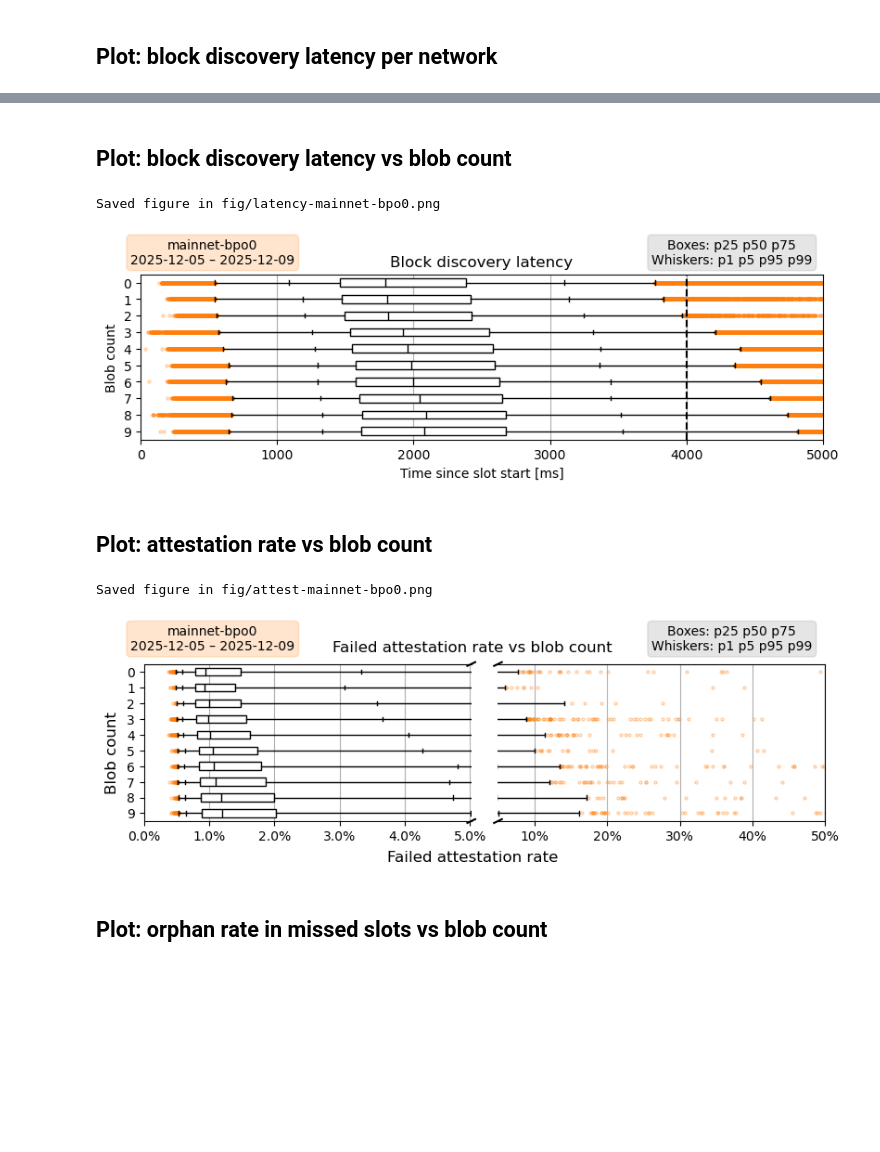
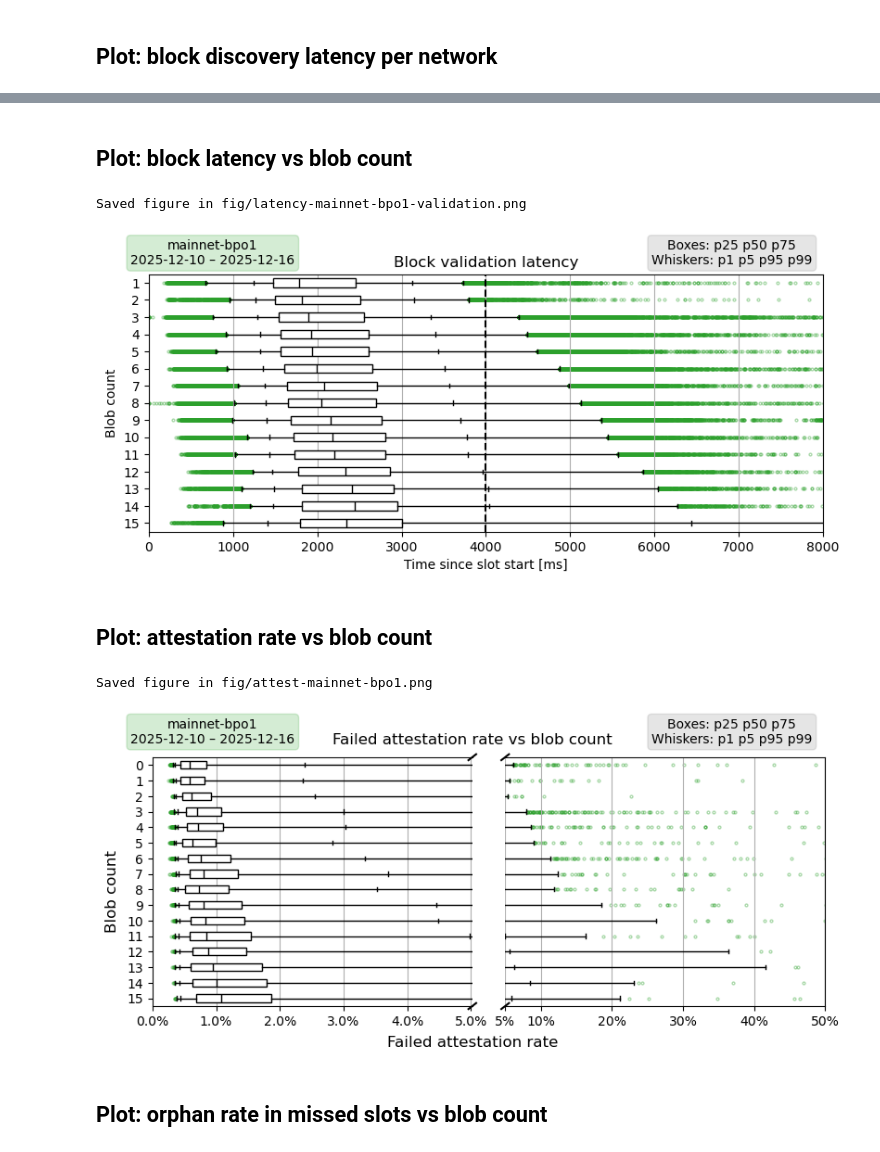
Before and after one commit to chainbound/blob-seeder-data, a Jupyter notebook: xatu_queries_plots.ipynb, the cells around one changed output, grey strips where cells are left out. Saved outputs shown, nothing was run; the diff lists cells and outputs as text; code cells hidden in the pictures; blank space fills up the shorter version.

Commit message:
notebook: add query for validation latency for pectra and fusaka rules     add support for validation latency data on all latency plots

```diff
--- a/xatu_queries_plots.ipynb
+++ b/xatu_queries_plots.ipynb
@@ -312,8 +319,6 @@ Stored query results in data/blocks_mainnet-bpo0.parquet
 # %% [markdown]
 ## Query: block discovery latency
 # %%
-filter_high_latency = 30*1000 # Remove outliers above 30s eg due to from bugs
-
 ### Query that returns less data points but works for devnets database
 query_default_db = f"""
     SELECT
@@ -325,11 +330,10 @@ query_default_db = f"""
     WHERE
         event_date_time BETWEEN '{QUERY_START_S}' AND '{QUERY_END_S}'
         AND meta_network_name IN {NETWORKS}
-        AND propagation_slot_start_diff < {filter_high_latency}
+        AND propagation_slot_start_diff < {FILTER_HIGH_LATENCY}
     GROUP BY meta_network_name, slot, block, meta_client_name
     ORDER BY slot
 """
-# meta_client_name AS client,
 
 ### Table of pre-aggregated data for mainnet and testnets
 query_cbt_db = """
@@ -344,19 +348,18 @@ query_cbt_db = """
     GROUP BY slot, block_root
     ORDER by slot
 """
-#        meta_client_name AS client,
 #         source,
 
 if DEVNET5:
-    print(f"Querying block latencies for {SCENARIO}... ", end='')
+    print(f"Querying block discovery latencies for {SCENARIO}... ", end='')
     df = client.query_df(query_default_db)
     print('done')
     df = df.groupby(['network', 'slot', 'block_root']).agg(block_latencies=('block_latency', lambda l: l.dropna().tolist()))
 else:
     dfs = []
     for network in NETWORKS:
-        print(f"Querying block latencies for {SCENARIO}... ", end='')
-        df = client_cbt.query_df(query_cbt_db.format(n=network, qstart=QUERY_START_S, qend=QUERY_END_S, latency_filter=filter_high_latency))
+        print(f"Querying block discovery latencies for {SCENARIO}... ", end='')
+        df = client_cbt.query_df(query_cbt_db.format(n=network, qstart=QUERY_START_S, qend=QUERY_END_S, latency_filter=FILTER_HIGH_LATENCY))
         print('done')
         # Explicitely add the network type for cbt queries
         df['network'] = network
@@ -372,15 +375,15 @@ else:
 # Ensure the stored latencies are only for finalized blocks
 df_blocks = pd.read_parquet(FILE_BLOCKS)
 df = pd.merge(df_blocks, df, on=['network', 'slot', 'block_root'], how='left')
-df = df.dropna() # Remove rows that contain no client/source
+df = df.dropna()
 df = df.sort_values('slot_start_date_time')
 
 print(df.groupby('network').size())
 #print(df.groupby('source').size())
-#print(df
+#print(df)
 
-df.to_parquet(FILE_LATENCIES, index=False)
-print('Stored query results in ' + FILE_LATENCIES)
+df.to_parquet(FILE_DISCOVERIES, index=False)
+print('Stored query results in ' + FILE_DISCOVERIES)
 df = None
 df_blocks = None
 # %% [output]
@@ -890,12 +1130,28 @@ Saved figure in fig/latency-all-networks.png
 # %% [markdown]
-## Plot: block discovery latency vs blob count
+## Plot: block latency vs blob count
 # %%
 network = NETWORKS[0]
+validation_latency = True # True to plot validation latency, False to plot discovery latency
 
-# Merge the latencies and blobs dafaframes to make easier for plotting
-df_latencies = pd.read_parquet(FILE_LATENCIES)
-df_blobs = pd.read_parquet(FILE_BLOBS)
-df = pd.merge(df_latencies, df_blobs, on=['network', 'slot', 'slot_start_date_time', 'block_root'], how='left')
+latency_column, plot_title, plot_type = '', '', ''
+if validation_latency:
+    latency_column = 'validation_latencies'
+    plot_title = 'Block validation latency'
+    plot_type = 'validation'
+else:
+    latency_column = 'block_latencies'
+    plot_title = 'Block discovery latency'
+    plot_type = 'discovery'
+
+# Read different files for validation vs discovery latencies
+df = None
+if validation_latency:
+    df = pd.read_parquet(FILE_VALIDATIONS)
+else:
+    # Merge the latencies and blobs dafaframes to make easier for plotting
+    df_latencies = pd.read_parquet(FILE_DISCOVERIES)
+    df_blobs = pd.read_parquet(FILE_BLOBS)
+    df = pd.merge(df_latencies, df_blobs, on=['network', 'slot', 'slot_start_date_time', 'block_root'], how='left')
 df = df[ df['network'] == network ]
 df_latencies = None
 df_blobs = None
@@ -910,14 +1166,14 @@ if DEVNET5:
     blobs_max = 32
 for i in range(blobs_min, blobs_max + 1):
     acc = []
-    for cell in df[ df['blob_count'] == i ]['block_latencies']:
+    for cell in df[ df['blob_count'] == i ][latency_column]:
         acc.extend(cell)
     data[i] = acc
 df = None
 #print(data[1])
 
 figsize = (8, 2.5)
-xlim = 5*1000
+xlim = 8*1000
 if blobs_max > 10:
     figsize = (8, 3.5)
 if blobs_max > 20:
@@ -927,37 +1183,37 @@ if blobs_max > 30:
     xlim = 8*1000
 if blobs_max > 70:
     figsize = (8,15)
     xlim = 8*1000
 
 fig, ax = plt.subplots(1, 1, constrained_layout=True, figsize=figsize)
 
 # Reverse order to have blob 0 at the top
 columns_order = list(range(blobs_min, blobs_max + 1))[::-1]
 boxplot(ax, [data[i] for i in columns_order], showDeadline=True)
 
 ax.set_xlim(0, xlim)
 
 ax.set_xlabel('Time since slot start [ms]')
 ax.set_ylabel('Blob count')
 ax.set_yticklabels(columns_order)
-ax.set_title('Block discovery latency')
+ax.set_title(plot_title)
 
 # Add the parameters' boxes next to the title
 ytext = {
     'mainnet': 0.995,
     'hoodi': 0.995,
     'sepolia': 0.995,
     'fusaka-devnet-5': 0.997
 }
 addParametersBox(ytext[network])
 addExplainerBox(ytext[network])
 
-saveFig(f"latency-{SCENARIO}")
+saveFig(f"latency-{SCENARIO}-{plot_type}")
 plt.show()
 data = None
 # %% [output]
-Saved figure in fig/latency-mainnet-bpo0.png
+Saved figure in fig/latency-mainnet-bpo1-validation.png
-[figure, old version]
+[figure, new version]
 # %% [markdown]
 ## Plot: attestation rate vs blob count
 # %%
@@ -1041,11 +1297,12 @@ if network == 'mainnet':
 
     if SCENARIO == 'mainnet-pectra':
         ax[0].set_xlim(0, 0.0102)
-        ax[1].set_xlim(0.0098, 0.4)
-        ax[1].set_xticks([0.01, 0.1, 0.2, 0.3, 0.4])
-    elif SCENARIO == 'mainnet-bpo0' or SCENARIO == 'mainnet-bpo1' or SCENARIO == 'debug':
+        ax[1].set_xlim(0.0098, 0.5)
+        ax[1].set_xticks([0.01, 0.1, 0.2, 0.3, 0.4, 0.5])
+    elif SCENARIO in ['mainnet-bpo0', 'mainnet-bpo1', 'debug']:
         ax[0].set_xlim(0, 0.0502)
         ax[1].set_xlim(0.0498, 0.5)
+        ax[1].set_xticks([0.05, 0.1, 0.2, 0.3, 0.4, 0.5])
     ax[0].xaxis.set_major_formatter(ticker.FuncFormatter(lambda x, pos: f"{x*100:.1f}%"))
     ax[1].xaxis.set_major_formatter(ticker.FuncFormatter(lambda x, pos: f"{x*100:.0f}%"))
 
@@ -1054,11 +1311,11 @@ if network == 'hoodi':
     ytext = 0.99
 
     ax[0].set_xlim(0, 0.101)
-    ax[1].set_xlim(0.098, 0.4)
+    ax[1].set_xlim(0.098, 0.5)
     ax[0].xaxis.set_major_formatter(ticker.FuncFormatter(lambda x, pos: f"{x*100:.0f}%"))
     #ax[1].set_xticks([0.1 * i for i in range(1, 11)])
-    ax[1].set_xticks([0.1, 0.2, 0.3, 0.4])
-    ax[1].set_xticklabels(['10%', '20%', '30%', '40%'])
+    ax[1].set_xticks([0.1, 0.2, 0.3, 0.4, 0.5])
+    ax[1].set_xticklabels(['10%', '20%', '30%', '40%', '50%'])
 
 if network == 'sepolia':
     fig, ax = attestOnePlot(figsize=figsize, xlims=(0, 0.4))
@@ -1082,8 +1339,8 @@ saveFig(f"attest-{SCENARIO}")
 plt.show()
 data = None
 # %% [output]
-Saved figure in fig/attest-mainnet-bpo0.png
+Saved figure in fig/attest-mainnet-bpo1.png
-[figure, old version]
+[figure, new version]
 # %% [markdown]
 ## Plot: orphan rate in missed slots vs blob count
 # %%
```
Also changed, not shown: parts of 15 cells of this notebook.
